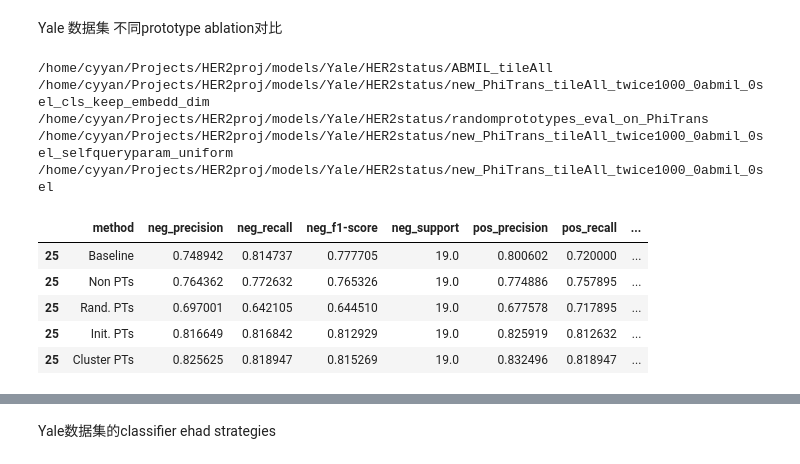
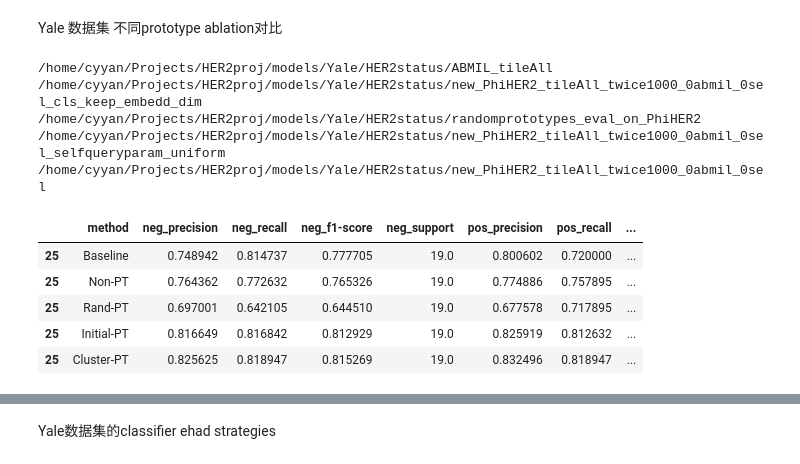
Before and after one commit to gatsby2016/PhiHER2, a Jupyter notebook: post_exp_figs/s7_5_prototype_head_ablation_metric.ipynb, the cells around one changed output, grey strips where cells are left out. Drawn from its saved outputs; the diff is of its cells as text; code cells hidden in the pictures.

```diff
--- a/post_exp_figs/s7_5_prototype_head_ablation_metric.ipynb
+++ b/post_exp_figs/s7_5_prototype_head_ablation_metric.ipynb
@@ -51,10 +51,10 @@ filename = "summary_metrics_alltimes_kfolds.csv"
 ## loop 所有满足条件的exp name
 
 mapping_exp = {'Baseline': 'new_ABMIL_tile5k_all',
-        'Non PTs': 'PhiTrans_tile5000_twice500_0abmil_0sel_cls_keep_embedd_dim',
-         'Rand. PTs': 'randomprototypes_eval_on_PhiTrans',
-         'Init. PTs': 'new_PhiTrans_sim_tile5ktwice500_selfqueryparam_uniform',
-         'Cluster PTs': 'new_PhiTrans_align_sim_tile5ktwice500'
+        'Non-PT': 'PhiHER2_tile5000_twice500_0abmil_0sel_cls_keep_embedd_dim',
+         'Rand-PT': 'randomprototypes_eval_on_PhiHER2',
+         'Initial-PT': 'new_PhiHER2_sim_tile5ktwice500_selfqueryparam_uniform',
+         'Cluster-PT': 'new_PhiHER2_align_sim_tile5ktwice500'
          }
 
 
@@ -112,9 +129,9 @@ filename = "summary_metrics_alltimes_kfolds.csv"
 
 ## loop 所有满足条件的exp name
 mapping_exp = {'baseline': 'new_ABMIL_tile5k_all',
-    'transformer': 'new_PhiTrans_align_sim+tile5ktwice500_trans_sim',
-         'attention score': 'new_PhiTrans_align_sim+tile5ktwice500_cls_abmil_sim',
-         'mean': 'new_PhiTrans_align_sim_tile5ktwice500'
+    'transformer': 'new_PhiHER2_align_sim+tile5ktwice500_trans_sim',
+         'attention score': 'new_PhiHER2_align_sim+tile5ktwice500_cls_abmil_sim',
+         'mean': 'new_PhiHER2_align_sim_tile5ktwice500'
 }
 
 
@@ -227,39 +244,39 @@ Yale 数据集 不同prototype ablation对比
 # %%
 root_path = "/home/cyyan/Projects/HER2proj/models/Yale/HER2status"
 filename = "summary_metrics_alltimes_kfolds.csv"
 
 mapping_exp = {'Baseline': 'ABMIL_tileAll',
-               'Non PTs': 'new_PhiTrans_tileAll_twice1000_0abmil_0sel_cls_keep_embedd_dim',
-               'Rand. PTs': 'randomprototypes_eval_on_PhiTrans',
-               'Init. PTs': 'new_PhiTrans_tileAll_twice1000_0abmil_0sel_selfqueryparam_uniform',
-               'Cluster PTs': 'new_PhiTrans_tileAll_twice1000_0abmil_0sel'
+               'Non-PT': 'new_PhiHER2_tileAll_twice1000_0abmil_0sel_cls_keep_embedd_dim',
+               'Rand-PT': 'randomprototypes_eval_on_PhiHER2',
+               'Initial-PT': 'new_PhiHER2_tileAll_twice1000_0abmil_0sel_selfqueryparam_uniform',
+               'Cluster-PT': 'new_PhiHER2_tileAll_twice1000_0abmil_0sel'
 }
 
 
 
 total_pd = pd.DataFrame()
 for exp_re, exp_name in mapping_exp.items():
     exp_name = os.path.join(root_path, exp_name)
     print(exp_name)
     eval_res = pd.read_csv(os.path.join(exp_name, filename)).iloc[-2:-1, 3:]
     eval_res.insert(0, column="method", value=exp_re)
 
     total_pd = pd.concat([total_pd, eval_res], axis=0)
 
 total_pd
 # total_pd.to_csv(os.path.join(root_path, "Yale_prototype_ablation.csv"))
 # %% [output]
 /home/cyyan/Projects/HER2proj/models/Yale/HER2status/ABMIL_tileAll
-/home/cyyan/Projects/HER2proj/models/Yale/HER2status/new_PhiTrans_tileAll_twice1000_0abmil_0sel_cls_keep_embedd_dim
-/home/cyyan/Projects/HER2proj/models/Yale/HER2status/randomprototypes_eval_on_PhiTrans
-/home/cyyan/Projects/HER2proj/models/Yale/HER2status/new_PhiTrans_tileAll_twice1000_0abmil_0sel_selfqueryparam_uniform
-/home/cyyan/Projects/HER2proj/models/Yale/HER2status/new_PhiTrans_tileAll_twice1000_0abmil_0sel
+/home/cyyan/Projects/HER2proj/models/Yale/HER2status/new_PhiHER2_tileAll_twice1000_0abmil_0sel_cls_keep_embedd_dim
+/home/cyyan/Projects/HER2proj/models/Yale/HER2status/randomprototypes_eval_on_PhiHER2
+/home/cyyan/Projects/HER2proj/models/Yale/HER2status/new_PhiHER2_tileAll_twice1000_0abmil_0sel_selfqueryparam_uniform
+/home/cyyan/Projects/HER2proj/models/Yale/HER2status/new_PhiHER2_tileAll_twice1000_0abmil_0sel
 |  | method | neg_precision | neg_recall | neg_f1-score | neg_support | pos_precision | pos_recall | ... |
 | 25 | Baseline | 0.748942 | 0.814737 | 0.777705 | 19.0 | 0.800602 | 0.720000 | ... |
-| 25 | Non PTs | 0.764362 | 0.772632 | 0.765326 | 19.0 | 0.774886 | 0.757895 | ... |
-| 25 | Rand. PTs | 0.697001 | 0.642105 | 0.644510 | 19.0 | 0.677578 | 0.717895 | ... |
-| 25 | Init. PTs | 0.816649 | 0.816842 | 0.812929 | 19.0 | 0.825919 | 0.812632 | ... |
-| 25 | Cluster PTs | 0.825625 | 0.818947 | 0.815269 | 19.0 | 0.832496 | 0.818947 | ... |
+| 25 | Non-PT | 0.764362 | 0.772632 | 0.765326 | 19.0 | 0.774886 | 0.757895 | ... |
+| 25 | Rand-PT | 0.697001 | 0.642105 | 0.644510 | 19.0 | 0.677578 | 0.717895 | ... |
+| 25 | Initial-PT | 0.816649 | 0.816842 | 0.812929 | 19.0 | 0.825919 | 0.812632 | ... |
+| 25 | Cluster-PT | 0.825625 | 0.818947 | 0.815269 | 19.0 | 0.832496 | 0.818947 | ... |
 # %%
 import seaborn as sns
 import matplotlib.pyplot as plt
```
Also changed, not shown: parts of 8 cells of this notebook, 9 other files.
